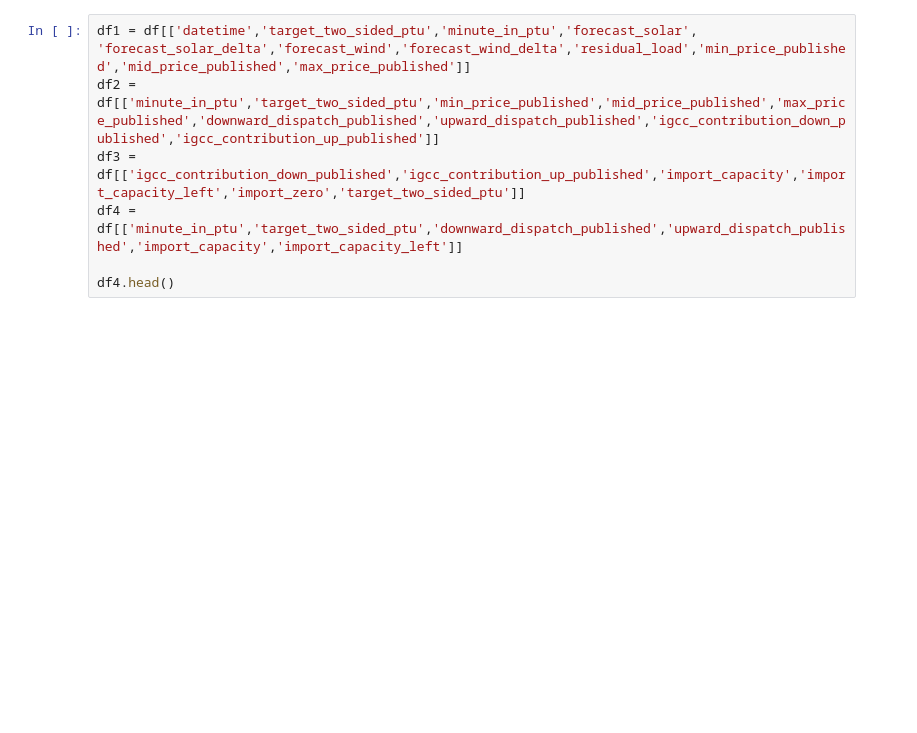
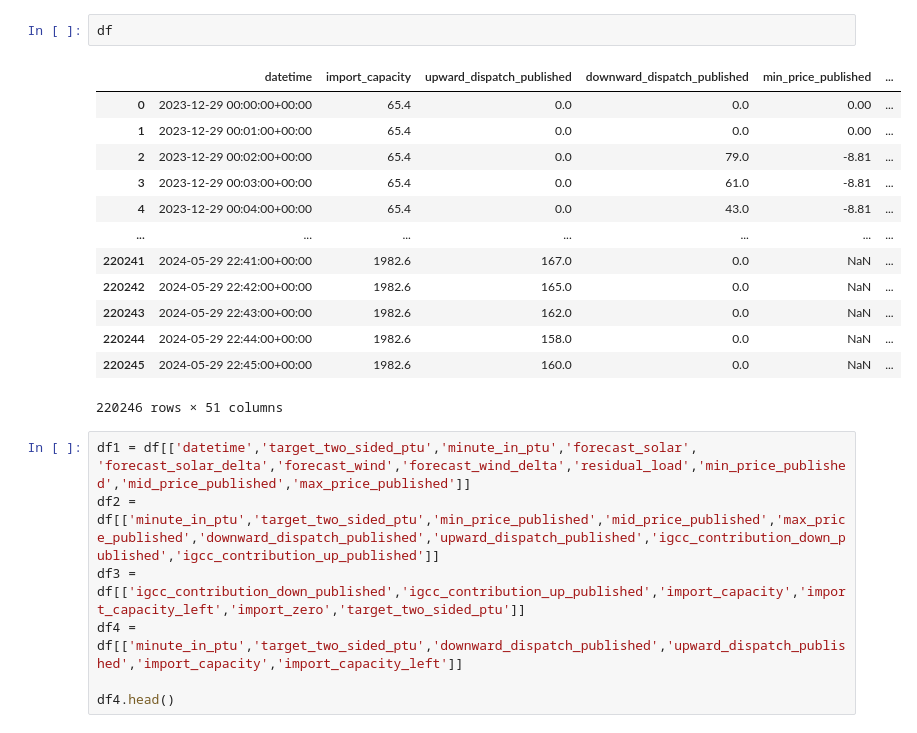
Before and after one commit to SmallNub/tweedejaars_project, a Jupyter notebook: notebooks/feature_engineering.ipynb, the cells around one changed output. Cells and saved outputs as stored; diff of their text form; blank space fills up the shorter version.

```diff
--- a/notebooks/feature_engineering.ipynb
+++ b/notebooks/feature_engineering.ipynb
@@ -73,3 +108,19 @@ _ = features(df)
+# %%
+df
+# %% [output]
+|  | datetime | import_capacity | upward_dispatch_published | downward_dispatch_published | min_price_published | ... |
+| 0 | 2023-12-29 00:00:00+00:00 | 65.4 | 0.0 | 0.0 | 0.00 | ... |
+| 1 | 2023-12-29 00:01:00+00:00 | 65.4 | 0.0 | 0.0 | 0.00 | ... |
+| 2 | 2023-12-29 00:02:00+00:00 | 65.4 | 0.0 | 79.0 | -8.81 | ... |
+| 3 | 2023-12-29 00:03:00+00:00 | 65.4 | 0.0 | 61.0 | -8.81 | ... |
+| 4 | 2023-12-29 00:04:00+00:00 | 65.4 | 0.0 | 43.0 | -8.81 | ... |
+| ... | ... | ... | ... | ... | ... | ... |
+| 220241 | 2024-05-29 22:41:00+00:00 | 1982.6 | 167.0 | 0.0 | NaN | ... |
+| 220242 | 2024-05-29 22:42:00+00:00 | 1982.6 | 165.0 | 0.0 | NaN | ... |
+| 220243 | 2024-05-29 22:43:00+00:00 | 1982.6 | 162.0 | 0.0 | NaN | ... |
+| 220244 | 2024-05-29 22:44:00+00:00 | 1982.6 | 158.0 | 0.0 | NaN | ... |
+| 220245 | 2024-05-29 22:45:00+00:00 | 1982.6 | 160.0 | 0.0 | NaN | ... |
+220246 rows × 51 columns
 # %%
 df1 = df[['datetime','target_two_sided_ptu','minute_in_ptu','forecast_solar', 'forecast_solar_delta','forecast_wind','forecast_wind_delta','residual_load','min_price_published','mid_price_published','max_price_published']]
 df2 = df[['minute_in_ptu','target_two_sided_ptu','min_price_published','mid_price_published','max_price_published','downward_dispatch_published','upward_dispatch_published','igcc_contribution_down_published','igcc_contribution_up_published']]
```
Also changed, not shown: parts of 5 cells of this notebook.
